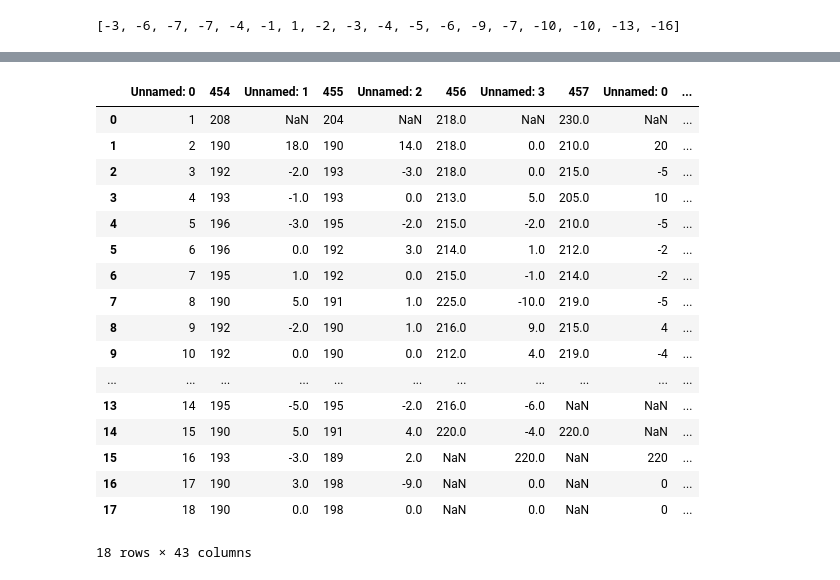
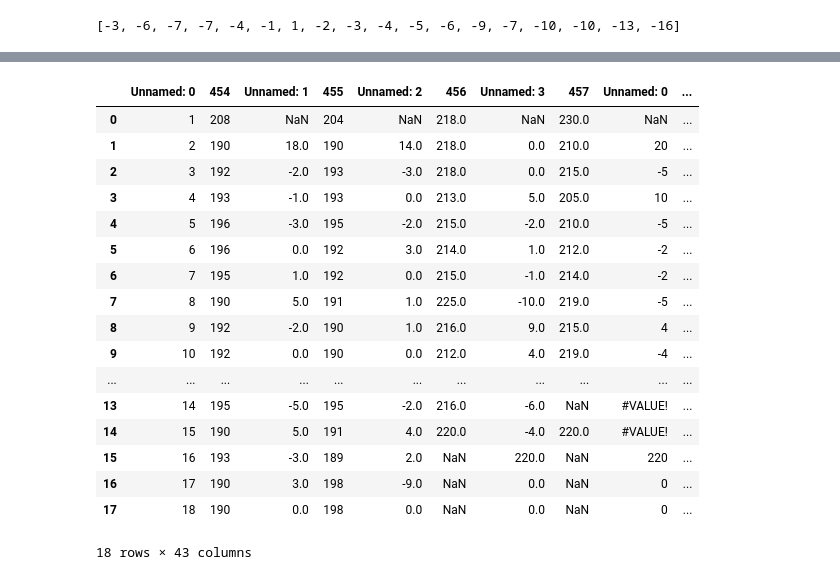
Before and after one commit to L1dd0n/L1dd0n, a Jupyter notebook: Untitled0.ipynb, the cells around one changed output, grey strips where cells are left out. Saved outputs shown, nothing was run; the diff lists cells and outputs as text; code cells hidden in the pictures.

```diff
--- a/Untitled0.ipynb
+++ b/Untitled0.ipynb
@@ -30,40 +84,30 @@ stair_problem(stairs)
 # %%
-#reading in document and concating all tables
 from tabula.io import read_pdf
 import pandas as pd
 
 def read_stair_pdf():
   pdf_path = "https://github.com/L1dd0n/L1dd0n/raw/main/Risers_in_WM.pdf"
-  df_list = read_pdf(pdf_path, pages= "all")
+  df_list = read_pdf(pdf_path, pages= "all",)
   first_df = pd.concat(df_list[0:], axis =1)
 
   return(first_df)
 
-# ! rm *.*
-df_v1 = read_stair_pdf()
-
-def drop_na():
-  df_v2 = df_v1 [df_v1 != "#VALUE!"]
-  df_v2.dropna()
-
-  return df_v2
-
-drop_na()
+read_stair_pdf()
 # %% [output]
 |  | Unnamed: 0 | 454 | Unnamed: 1 | 455 | Unnamed: 2 | 456 | Unnamed: 3 | 457 | Unnamed: 0 | ... |
 | 0 | 1 | 208 | NaN | 204 | NaN | 218.0 | NaN | 230.0 | NaN | ... |
 | 1 | 2 | 190 | 18.0 | 190 | 14.0 | 218.0 | 0.0 | 210.0 | 20 | ... |
 | 2 | 3 | 192 | -2.0 | 193 | -3.0 | 218.0 | 0.0 | 215.0 | -5 | ... |
 | 3 | 4 | 193 | -1.0 | 193 | 0.0 | 213.0 | 5.0 | 205.0 | 10 | ... |
 | 4 | 5 | 196 | -3.0 | 195 | -2.0 | 215.0 | -2.0 | 210.0 | -5 | ... |
 | 5 | 6 | 196 | 0.0 | 192 | 3.0 | 214.0 | 1.0 | 212.0 | -2 | ... |
 | 6 | 7 | 195 | 1.0 | 192 | 0.0 | 215.0 | -1.0 | 214.0 | -2 | ... |
 | 7 | 8 | 190 | 5.0 | 191 | 1.0 | 225.0 | -10.0 | 219.0 | -5 | ... |
 | 8 | 9 | 192 | -2.0 | 190 | 1.0 | 216.0 | 9.0 | 215.0 | 4 | ... |
 | 9 | 10 | 192 | 0.0 | 190 | 0.0 | 212.0 | 4.0 | 219.0 | -4 | ... |
 | ... | ... | ... | ... | ... | ... | ... | ... | ... | ... | ... |
-| 13 | 14 | 195 | -5.0 | 195 | -2.0 | 216.0 | -6.0 | NaN | NaN | ... |
-| 14 | 15 | 190 | 5.0 | 191 | 4.0 | 220.0 | -4.0 | 220.0 | NaN | ... |
+| 13 | 14 | 195 | -5.0 | 195 | -2.0 | 216.0 | -6.0 | NaN | #VALUE! | ... |
+| 14 | 15 | 190 | 5.0 | 191 | 4.0 | 220.0 | -4.0 | 220.0 | #VALUE! | ... |
 | 15 | 16 | 193 | -3.0 | 189 | 2.0 | NaN | 220.0 | NaN | 220 | ... |
 | 16 | 17 | 190 | 3.0 | 198 | -9.0 | NaN | 0.0 | NaN | 0 | ... |
 | 17 | 18 | 190 | 0.0 | 198 | 0.0 | NaN | 0.0 | NaN | 0 | ... |
```
Also changed, not shown: parts of 2 cells of this notebook.
